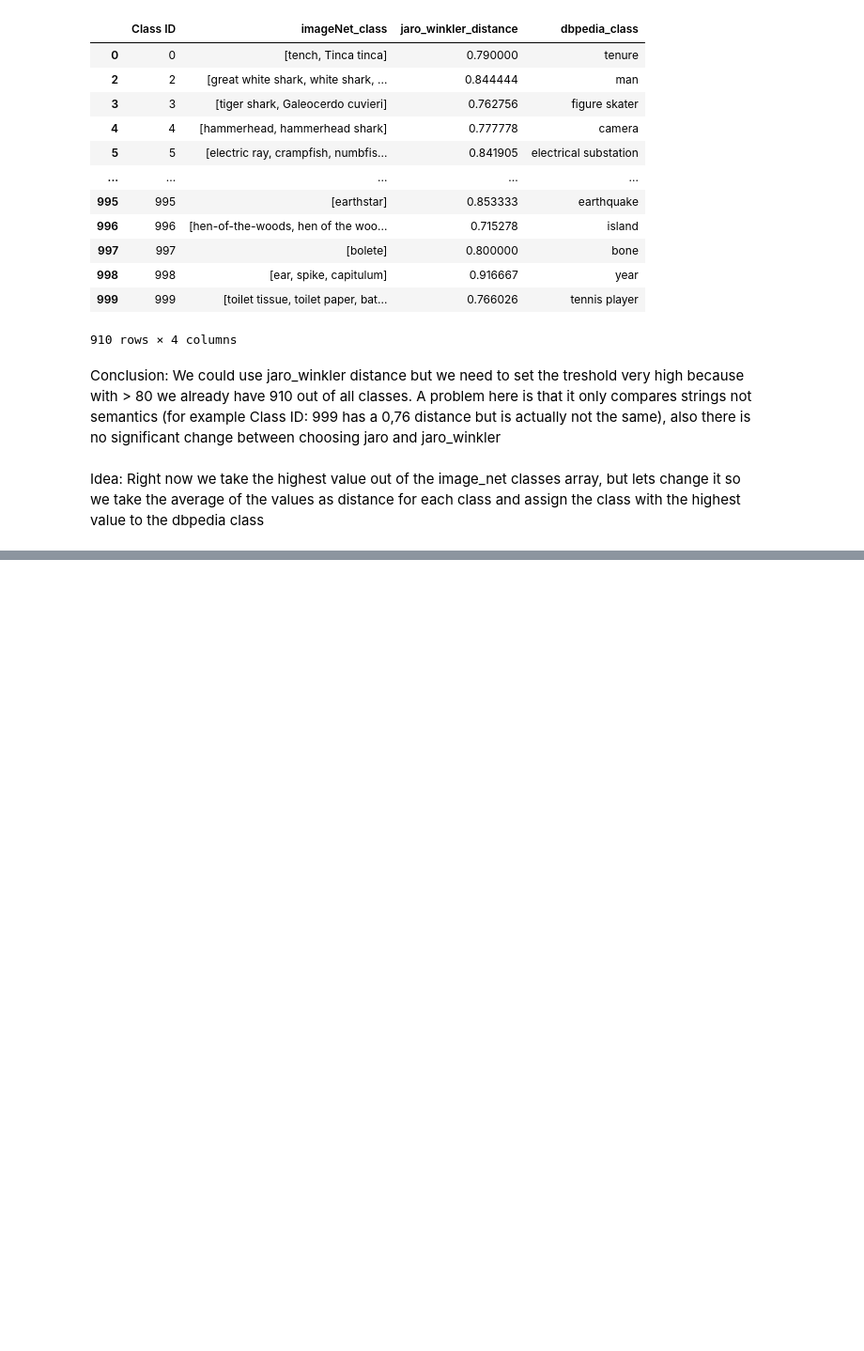
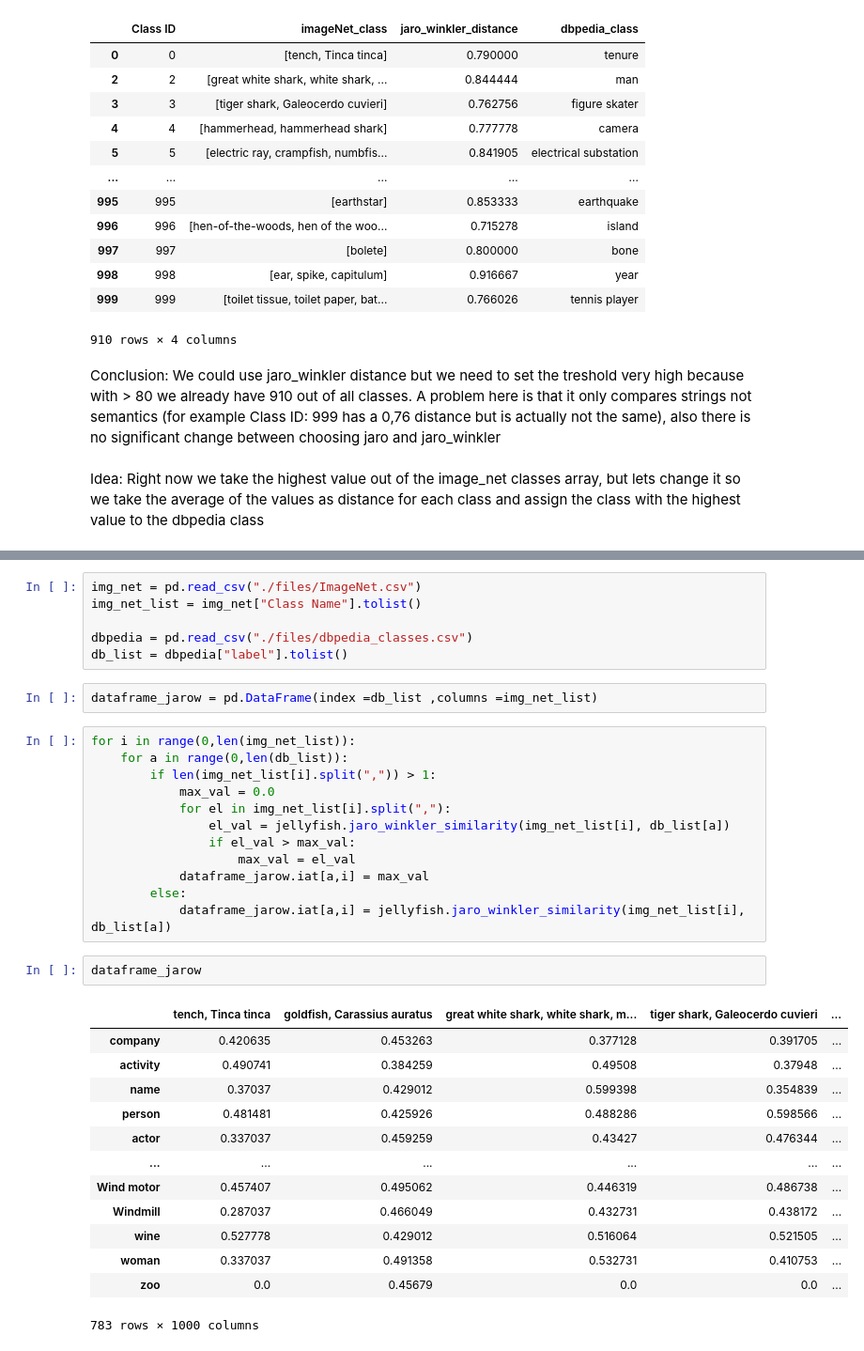
Before and after one commit to TianranWei/ISE-Linking-Entities-from-Images-to-Knowledge-Graphs, a Jupyter notebook: notebooks/jaro_winkler_similarity.ipynb, the cells around one changed output, grey strips where cells are left out. Shown: that part at 94% size. Cells and saved outputs as stored; diff of their text form; blank space fills up the shorter version.

```diff
--- a/notebooks/jaro_winkler_similarity.ipynb
+++ b/notebooks/jaro_winkler_similarity.ipynb
@@ -141,0 +158,36 @@ Idea: Right now we take the highest value out of the image_net classes array, bu
+# %%
+img_net = pd.read_csv("./files/ImageNet.csv")
+img_net_list = img_net["Class Name"].tolist()
+
+dbpedia = pd.read_csv("./files/dbpedia_classes.csv")
+db_list = dbpedia["label"].tolist()
+# %%
+dataframe_jarow = pd.DataFrame(index =db_list ,columns =img_net_list)
+# %%
+for i in range(0,len(img_net_list)):
+    for a in range(0,len(db_list)):
+        if len(img_net_list[i].split(",")) > 1:
+            max_val = 0.0
+            for el in img_net_list[i].split(","):
+                el_val = jellyfish.jaro_winkler_similarity(img_net_list[i], db_list[a])
+                if el_val > max_val:
+                    max_val = el_val
+            dataframe_jarow.iat[a,i] = max_val
+        else:
+            dataframe_jarow.iat[a,i] = jellyfish.jaro_winkler_similarity(img_net_list[i], db_list[a])
+# %%
+dataframe_jarow
+# %% [output]
+|  | tench, Tinca tinca | goldfish, Carassius auratus | great white shark, white shark, m... | tiger shark, Galeocerdo cuvieri | ... |
+| company | 0.420635 | 0.453263 | 0.377128 | 0.391705 | ... |
+| activity | 0.490741 | 0.384259 | 0.49508 | 0.37948 | ... |
+| name | 0.37037 | 0.429012 | 0.599398 | 0.354839 | ... |
+| person | 0.481481 | 0.425926 | 0.488286 | 0.598566 | ... |
+| actor | 0.337037 | 0.459259 | 0.43427 | 0.476344 | ... |
+| ... | ... | ... | ... | ... | ... |
+| Wind motor | 0.457407 | 0.495062 | 0.446319 | 0.486738 | ... |
+| Windmill | 0.287037 | 0.466049 | 0.432731 | 0.438172 | ... |
+| wine | 0.527778 | 0.429012 | 0.516064 | 0.521505 | ... |
+| woman | 0.337037 | 0.491358 | 0.532731 | 0.410753 | ... |
+| zoo | 0.0 | 0.45679 | 0.0 | 0.0 | ... |
+783 rows × 1000 columns
```
Also changed, not shown: parts of 3 cells of this notebook, 6 other files.
